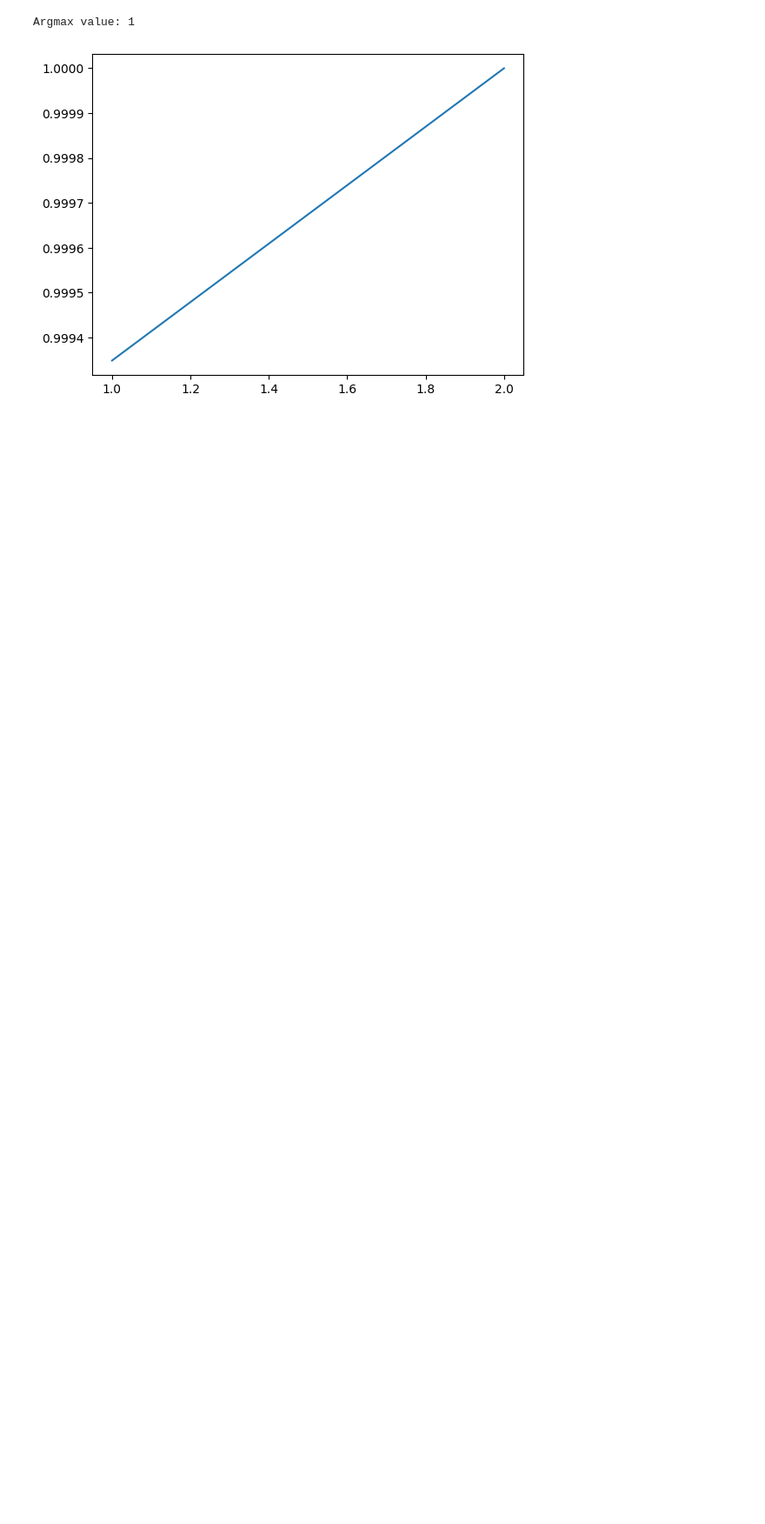
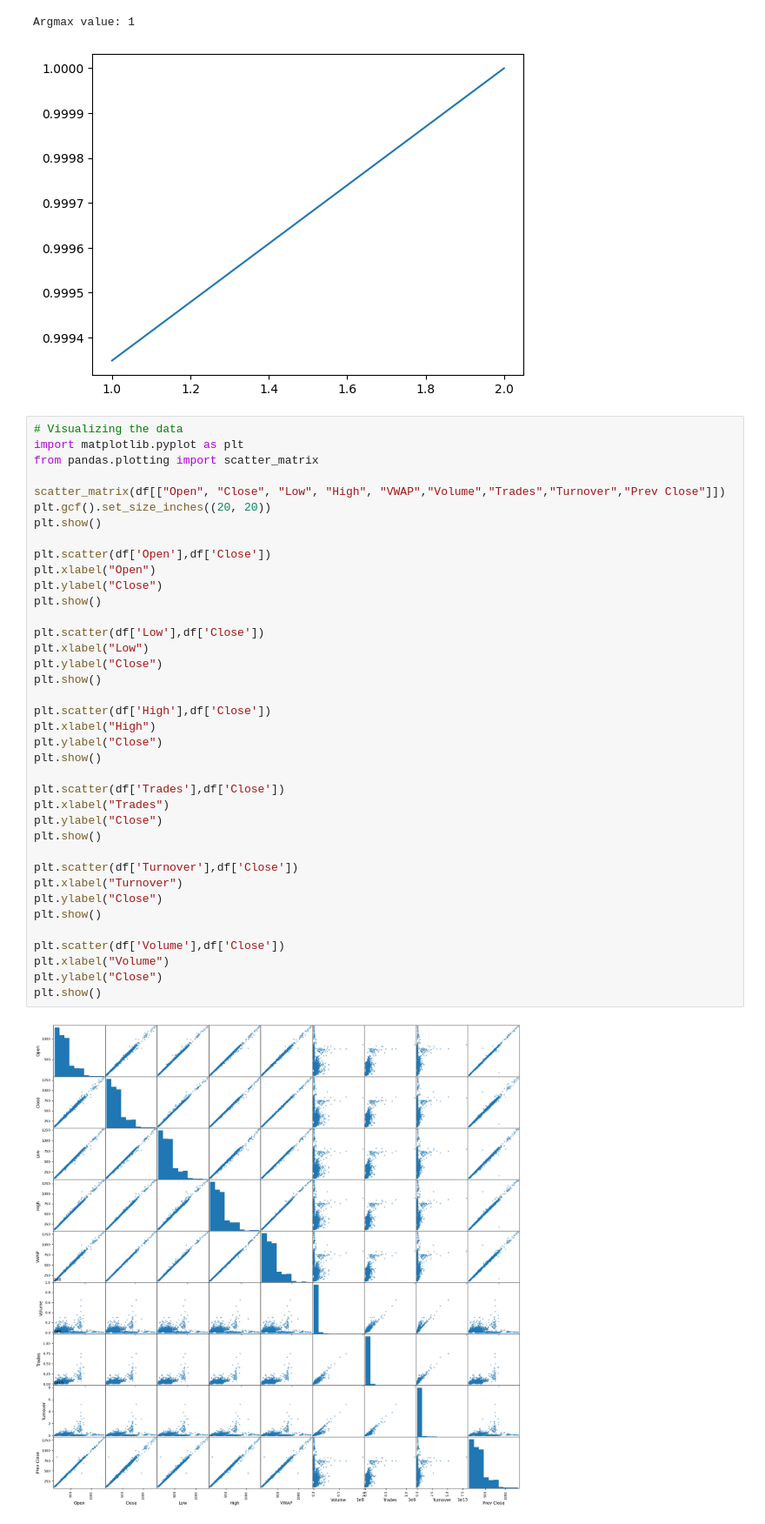
Before and after one commit to 44-566-Machine-Learning-S24/ml-s24-project-MogaparthiGanga, a Jupyter notebook: clustering.ipynb, the cells around one changed output. Shown at 87% size. Saved outputs shown, nothing was run; the diff lists cells and outputs as text; blank space fills up the shorter version.

Commit message:
added visualizing data

```diff
--- a/clustering.ipynb
+++ b/clustering.ipynb
@@ -120,3 +120,43 @@ plt.show()
 # %% [output]
 Argmax value: 1
 [figure]
+# %%
+# Visualizing the data
+import matplotlib.pyplot as plt
+from pandas.plotting import scatter_matrix
+
+scatter_matrix(df[["Open", "Close", "Low", "High", "VWAP","Volume","Trades","Turnover","Prev Close"]])
+plt.gcf().set_size_inches((20, 20))
+plt.show()
+
+plt.scatter(df['Open'],df['Close'])
+plt.xlabel("Open")
+plt.ylabel("Close")
+plt.show()
+
+plt.scatter(df['Low'],df['Close'])
+plt.xlabel("Low")
+plt.ylabel("Close")
+plt.show()
+
+plt.scatter(df['High'],df['Close'])
+plt.xlabel("High")
+plt.ylabel("Close")
+plt.show()
+
+plt.scatter(df['Trades'],df['Close'])
+plt.xlabel("Trades")
+plt.ylabel("Close")
+plt.show()
+
+plt.scatter(df['Turnover'],df['Close'])
+plt.xlabel("Turnover")
+plt.ylabel("Close")
+plt.show()
+
+plt.scatter(df['Volume'],df['Close'])
+plt.xlabel("Volume")
+plt.ylabel("Close")
+plt.show()
+# %% [output]
+[figure, added]
```
Also changed, not shown: parts of 4 cells of this notebook.
